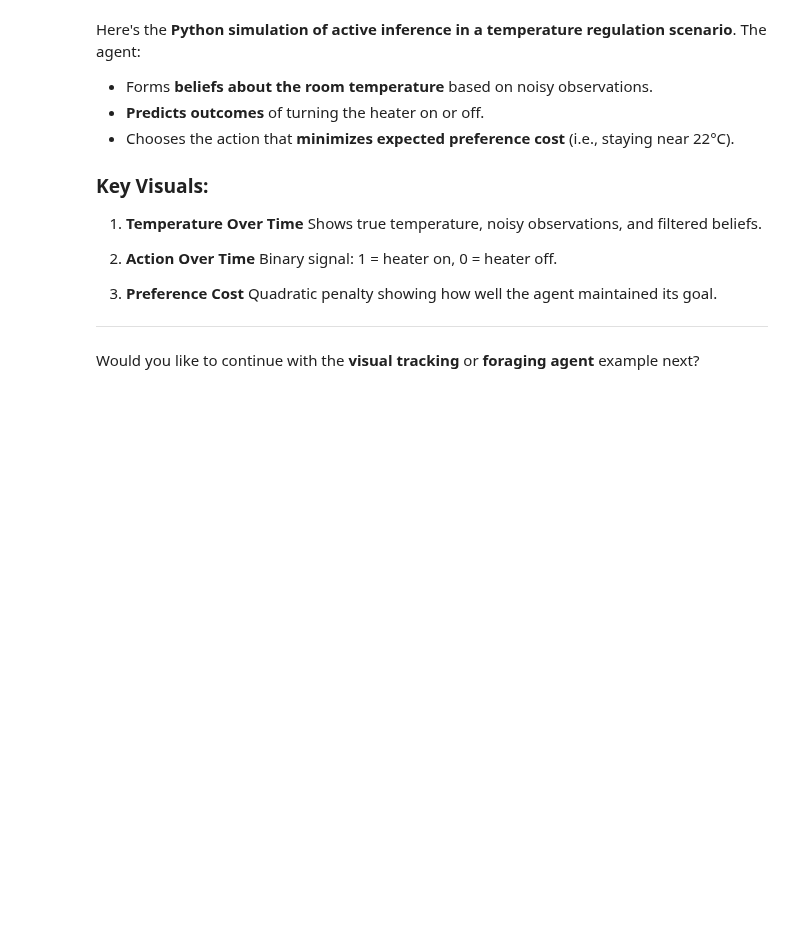
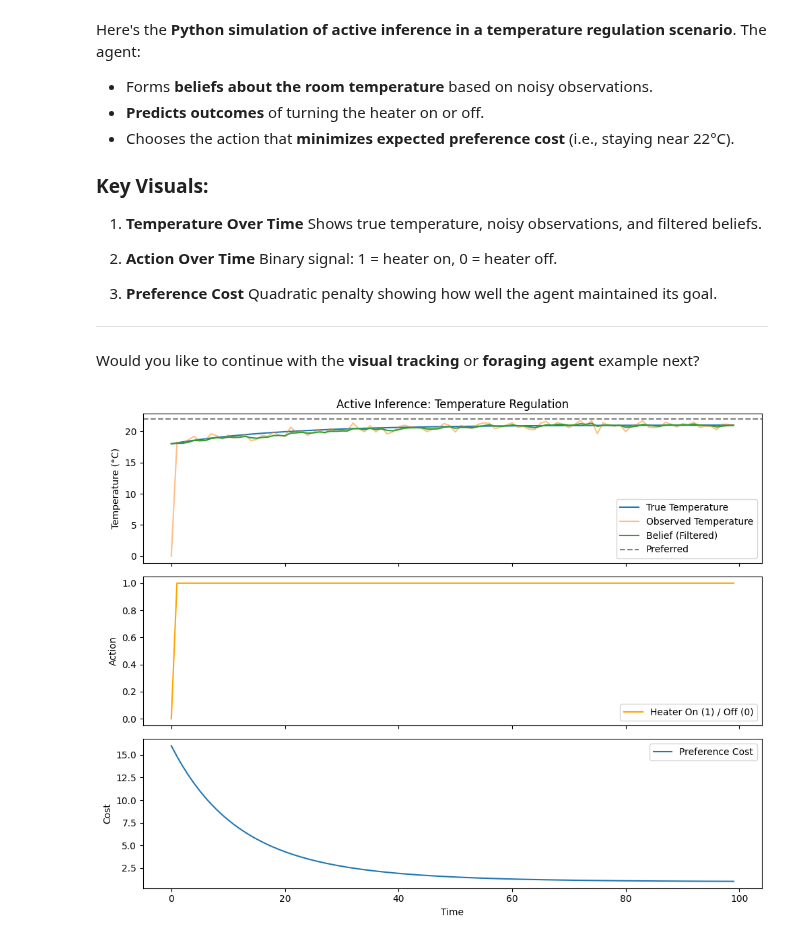
Before and after one commit to schr0841/test, a Jupyter notebook: python/ActiveInference.ipynb, the cells around one changed output. Saved outputs shown, nothing was run; the diff lists cells and outputs as text; code cells hidden in the pictures; blank space fills up the shorter version.

```diff
--- a/python/ActiveInference.ipynb
+++ b/python/ActiveInference.ipynb
@@ -302,3 +302,82 @@ Here's the **Python simulation of active inference in a temperature regulation s
 ---
 
 Would you like to continue with the **visual tracking** or **foraging agent** example next?
+# %%
+import numpy as np
+import matplotlib.pyplot as plt
+
+# For reproducibility
+np.random.seed(42)
+
+# Simulation parameters
+T = 100  # number of time steps
+true_temp = np.zeros(T)
+belief_temp = np.zeros(T)
+actions = np.zeros(T)  # 0: heater off, 1: heater on
+obs_temp = np.zeros(T)
+
+# Parameters
+initial_temp = 18.0
+preferred_temp = 22.0
+temp_noise_std = 0.5
+action_effect = 0.3  # how much the heater changes temperature per step
+decay = 0.05  # passive cooling per time step
+
+# Prior preference (quadratic penalty)
+def temperature_preference_cost(temp):
+    return (temp - preferred_temp) ** 2
+
+# Initialize
+true_temp[0] = initial_temp
+belief_temp[0] = initial_temp
+
+# Simulation loop
+for t in range(1, T):
+    # Observation with noise
+    obs_temp[t] = true_temp[t-1] + np.random.normal(0, temp_noise_std)
+
+    # Belief update (simple Bayes filter)
+    belief_temp[t] = 0.7 * belief_temp[t-1] + 0.3 * obs_temp[t]  # simple filter
+
+    # Predict future temperature for both actions
+    temp_if_on = belief_temp[t] + action_effect - decay * (belief_temp[t] - 15)
+    temp_if_off = belief_temp[t] - decay * (belief_temp[t] - 15)
+
+    # Compute expected preference cost
+    cost_on = temperature_preference_cost(temp_if_on)
+    cost_off = temperature_preference_cost(temp_if_off)
+
+    # Select action with lowest expected cost
+    actions[t] = 1 if cost_on < cost_off else 0
+
+    # Update true temperature based on action
+    true_temp[t] = (
+        true_temp[t-1]
+        + actions[t] * action_effect
+        - decay * (true_temp[t-1] - 15)
+    )
+
+# Plotting
+fig, axs = plt.subplots(3, 1, figsize=(10, 8), sharex=True)
+
+axs[0].plot(true_temp, label="True Temperature")
+axs[0].plot(obs_temp, label="Observed Temperature", alpha=0.5)
+axs[0].plot(belief_temp, label="Belief (Filtered)")
+axs[0].axhline(preferred_temp, linestyle="--", color="gray", label="Preferred")
+axs[0].set_ylabel("Temperature (°C)")
+axs[0].legend()
+axs[0].set_title("Active Inference: Temperature Regulation")
+
+axs[1].plot(actions, label="Heater On (1) / Off (0)", color='orange')
+axs[1].set_ylabel("Action")
+axs[1].legend()
+
+axs[2].plot([temperature_preference_cost(t) for t in true_temp], label="Preference Cost")
+axs[2].set_ylabel("Cost")
+axs[2].set_xlabel("Time")
+axs[2].legend()
+
+plt.tight_layout()
+plt.show()
+# %% [output]
+[figure, added]
```
